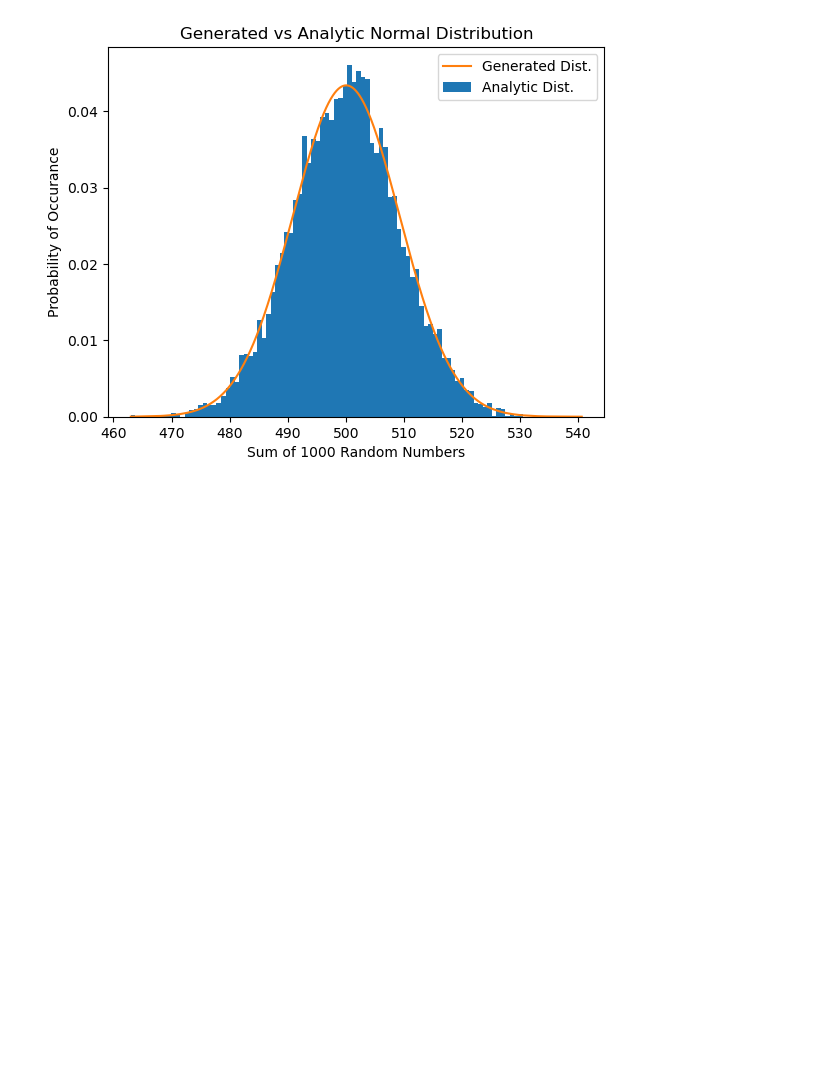
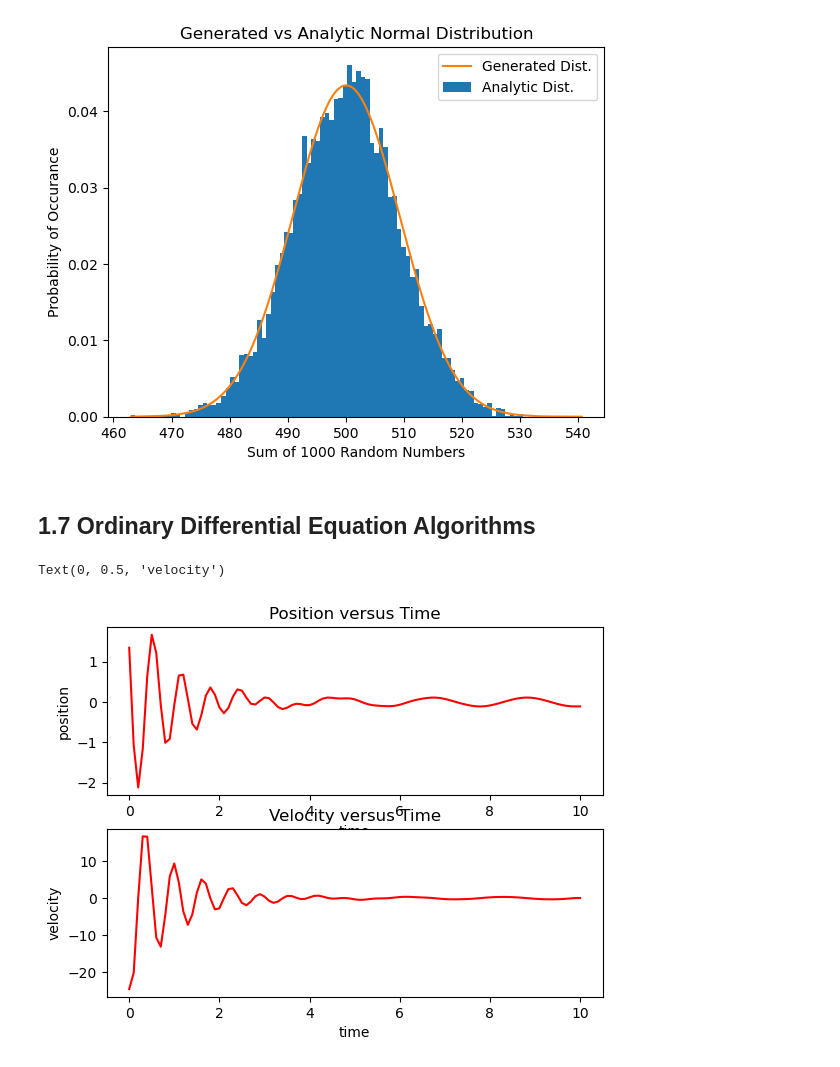
Before and after one commit to ah92zub/Computational-Physics-Python, a Jupyter notebook: Chapter 1 Computational Basics Python/Chapter 1.ipynb, the cells around one changed output. Drawn from its saved outputs; the diff is of its cells as text; code cells hidden in the pictures; blank space fills up the shorter version.

```diff
--- a/Chapter 1 Computational Basics Python/Chapter 1.ipynb
+++ b/Chapter 1 Computational Basics Python/Chapter 1.ipynb
@@ -542,3 +542,68 @@ p.legend(['Generated Dist.', 'Analytic Dist.' ])
 # %% [output]
 <matplotlib.legend.Legend at 0x...>
 [figure]
+# %% [markdown]
+## 1.7 Ordinary Differential Equation Algorithms
+# %%
+# define the Runge-Kutta 4 algorithm
+def rk4Alg(t: float, h: float, N: int, y, f):
+    k1 = np.zeros(N)
+    k2 = np.zeros(N)
+    k3 = np.zeros(N)
+    k4 = np.zeros(N)
+    k1 = h * f(t, y)
+    k2 = h * f(t+h/2.0, y+k1/2.0)
+    k3 = h * f(t+h/2.0, y+k2/2.0)
+    k4 = h * f(t+h, y+k3)
+    y = y + (k1+2*(k2+k3)+k4)/6.0
+    return y
+# %%
+# solving ODE y'' = -100y - 2y' + 100sin(3t)
+
+# intialize variables
+t_start = 0.
+t_end = 10.
+n_steps = 100
+# order of the equation
+N = 2
+tt = []
+yy = []
+yv = []
+# Initial  Conditions, position and velocity
+y = np.zeros((N), float)
+y[0] = 3.
+y[1] = -5.
+
+t = t_start
+h = (t_end - t_start)/n_steps
+
+# define the forcing function
+def f(t, y):
+    fvector = np.zeros((2), float)
+    fvector[0] = y[1]
+    fvector[1] = -100.0*y[0] - 2.0*y[1] + 10.0*np.sin(3.0*t)
+    return fvector
+
+while (t < t_end):
+    tt.append(t)
+    if ((t + h) > t_end):
+        h = t_end -t
+    y = rk4Alg(t, h, N, y, f)
+    yy.append(y[0])
+    yv.append(y[1])
+    t = t + h
+# plotting the position
+p.subplot(2,1,1)
+p.plot(tt, yy, 'r')
+p.title('Position versus Time')
+p.xlabel('time')
+p.ylabel('position')
+# plotting the velocity
+p.subplot(2,1,2)
+p.plot(tt, yv, 'r')
+p.title('Velocity versus Time')
+p.xlabel('time')
+p.ylabel('velocity')
+# %% [output]
+Text(0, 0.5, 'velocity')
+[figure, added]
```
Also changed, not shown: parts of 1 cell of this notebook.
